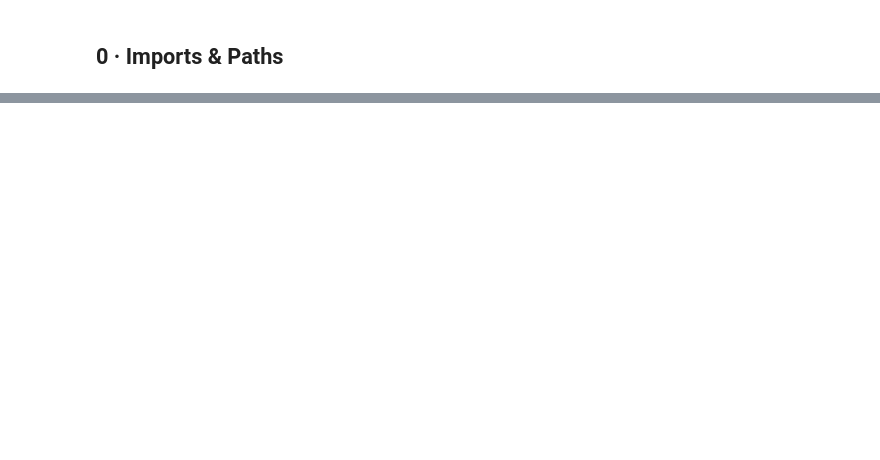
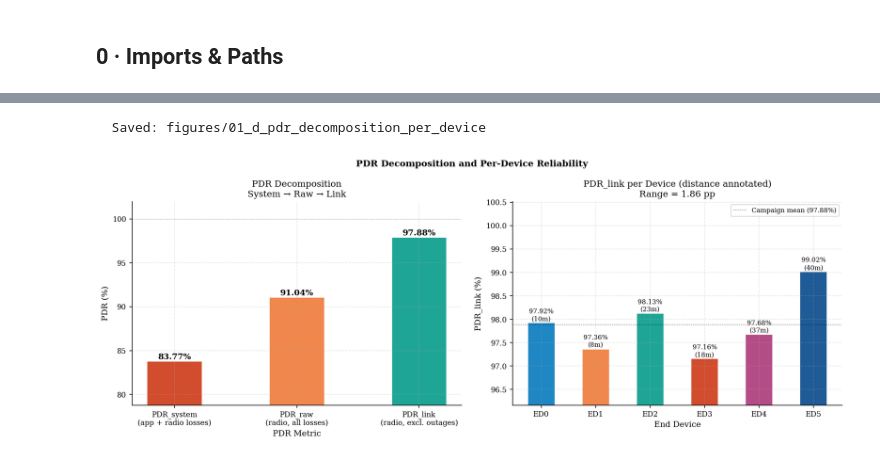
Before and after one commit to vincentmworia/Master-Thesis-Reliability-Analysis-of-Indoor-LoRaWAN-Links-using-packet-counter-reconstruction, a Jupyter notebook: notebooks/FINAL_01_reconstruction.ipynb, the cells around one changed output, grey strips where cells are left out. Drawn from its saved outputs; the diff is of its cells as text; code cells hidden in the pictures; blank space fills up the shorter version.

```diff
--- a/notebooks/FINAL_01_reconstruction.ipynb
+++ b/notebooks/FINAL_01_reconstruction.ipynb
@@ -896,0 +541,50 @@ Cols  : 28
+# %%
+# Fig 01_d — PDR Decomposition + Per-Device PDR_link
+fig, axes = plt.subplots(1, 2, figsize=(13, 5))
+
+categories = ['PDR_system\n(app + radio losses)',
+              'PDR_raw\n(radio, all losses)',
+              'PDR_link\n(radio, excl. outages)']
+values_v = [pdr_system, pdr_raw, pdr_link]
+colors_v = [C['red'], C['orange'], C['green']]
+
+bars = axes[0].bar(categories, values_v, color=colors_v,
+                   width=0.45, alpha=0.88, edgecolor='white')
+for bar, v in zip(bars, values_v):
+    axes[0].text(bar.get_x() + bar.get_width() / 2, v + 0.1,
+                 f'{v:.2f}%', ha='center', va='bottom', fontsize=10, fontweight='bold')
+axes[0].set_ylim(min(values_v) - 5, 102)
+axes[0].set_ylabel('PDR (%)')
+axes[0].set_xlabel('PDR Metric')
+axes[0].axhline(y=100, color='grey', lw=0.5, ls=':')
+axes[0].set_title('PDR Decomposition\nSystem → Raw → Link')
+
+DEVICES_P = sorted(df['device_id'].unique())
+dev_pdrs, dev_dists = [], []
+for dev in DEVICES_P:
+    g = df_link[df_link['device_id'] == dev]
+    rx = len(g);
+    lost = int(g['mac_to_radio_loss'].sum())
+    dev_pdrs.append(rx / (rx + lost) * 100)
+    dev_dists.append(int(df[df['device_id'] == dev]['distance'].iloc[0]))
+
+bars2 = axes[1].bar(DEVICES_P, dev_pdrs,
+                    color=DEVICE_COLORS[:len(DEVICES_P)], width=0.5, alpha=0.88, edgecolor='white')
+for bar, v, d in zip(bars2, dev_pdrs, dev_dists):
+    axes[1].text(bar.get_x() + bar.get_width() / 2, v + 0.01,
+                 f'{v:.2f}%\n({d}m)', ha='center', va='bottom', fontsize=8)
+axes[1].axhline(y=pdr_link, color='black', lw=0.8, ls=':', alpha=0.6,
+                label=f'Campaign mean ({pdr_link:.2f}%)')
+axes[1].set_ylabel('PDR_link (%)')
+axes[1].set_xlabel('End Device')
+axes[1].set_ylim(min(dev_pdrs) - 1, max(dev_pdrs) + 1.5)
+axes[1].set_title(f'PDR_link per Device (distance annotated)\n'
+                  f'Range = {max(dev_pdrs) - min(dev_pdrs):.2f} pp')
+axes[1].legend(fontsize=8)
+
+fig.suptitle('PDR Decomposition and Per-Device Reliability', fontsize=11, fontweight='bold')
+fig.tight_layout()
+save_fig(fig, '01_d_pdr_decomposition_per_device')
+# %% [output]
+  Saved: figures/01_d_pdr_decomposition_per_device
+[figure, added]
```
Also changed, not shown: parts of 57 cells of this notebook, 2 other files.
